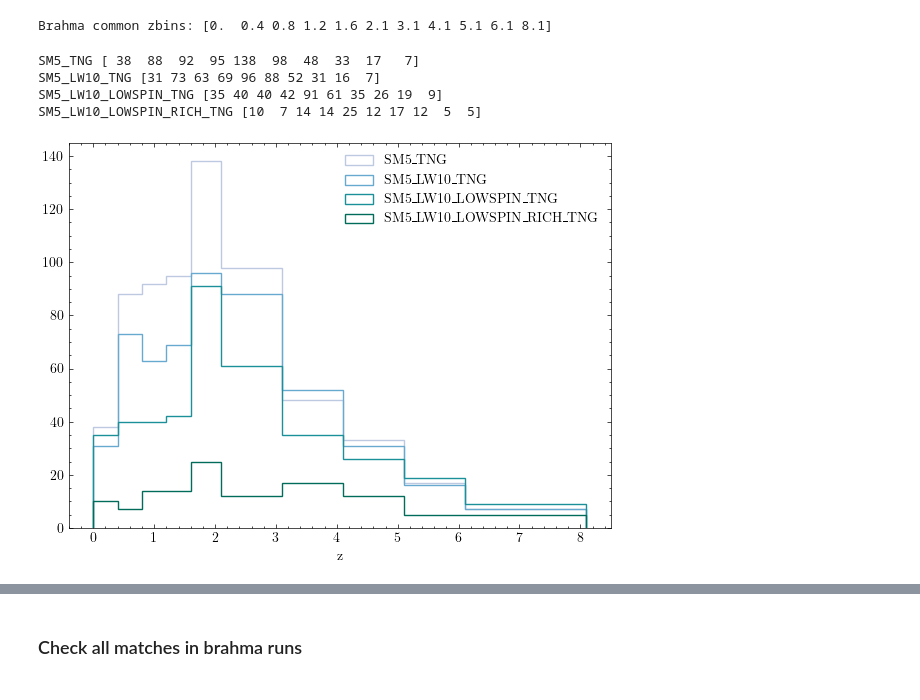
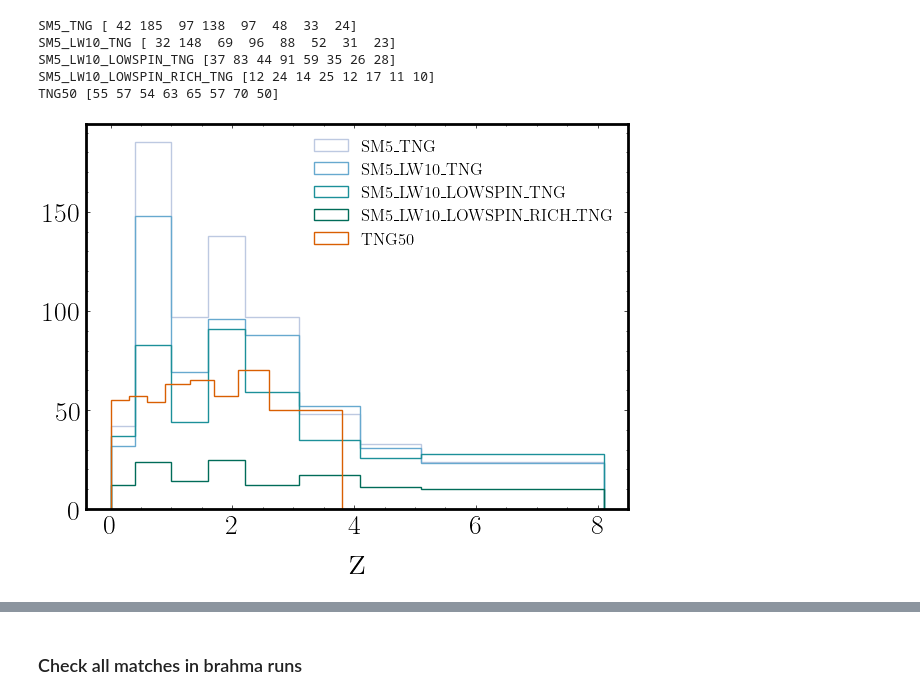
Before and after one commit to pranav-satheesh/host_galaxies, a Jupyter notebook: notebooks/enhancement_plot_notebooks/host_galaxy_enhancements_w_all_control_BHs.ipynb, the cells around one changed output, grey strips where cells are left out. Cells and saved outputs as stored; diff of their text form; code cells hidden in the pictures.

Commit message:
figures are updated

```diff
--- a/notebooks/enhancement_plot_notebooks/host_galaxy_enhancements_w_all_control_BHs.ipynb
+++ b/notebooks/enhancement_plot_notebooks/host_galaxy_enhancements_w_all_control_BHs.ipynb
@@ -40,4 +23,12 @@ TNG50 zbins: [0.  0.4 0.8 1.2 1.6 2.  2.4 2.8 3.5]
 # %%
+pop_file_path = '/home/pranavsatheesh/host_galaxies/data/population_files/'
+tng_pop_file_path = '/home/pranavsatheesh/host_galaxies/data/population_files/'
+
+TNG_basepath = '/orange/lblecha/IllustrisTNG/Runs/TNG50-1/output'
+TNG_50_pop = control.load_pop_file(TNG_basepath,tng_pop_file_path,[0,0,1000,1])
+TNG_50_control = control.control_samples_TNG(TNG_50_pop)
+TNG_color = '#d95f02'
+
 brahma_basepath="/orange/lblecha/aklantbhowmick/GAS_BASED_SEED_MODEL_UNIFORM_RUNS/L12p5n512/AREPO/"
 brahma_simName_array = ['SM5_TNG','SM5_LW10_TNG','SM5_LW10_LOWSPIN_TNG','SM5_LW10_LOWSPIN_RICH_TNG']
 brahma_sim_colors = {brahma_simName_array[0]: '#bdc9e1', brahma_simName_array[1]: '#67a9cf', brahma_simName_array[2]: '#1c9099', brahma_simName_array[3]: '#016c59'}
@@ -50,6 +41,19 @@ for i,sim in enumerate(brahma_simName_array):
     brahma_control = control.control_sample_brahma(brahma_pop_Nstar10)
     brahma_sim_obj[sim] = brahma_control
     #brahma_sim_zbin_width,brahma_sim_zbins[sim] =hostplot.find_best_z_width(brahma_control.z_merging_pop,z_min=0,z_max=10,z_width_initial=0.2)
-    brahma_sim_zbins[sim] = hostplot.find_adaptive_z_bins(brahma_control.z_merging_pop,z_min=0,z_max=12,zbin_width=0.3,min_N_values=5)
+    brahma_sim_zbins[sim] = hostplot.find_adaptive_z_bins(brahma_control.z_merging_pop,z_min=0,z_max=5,zbin_width=0.3,min_N_values=5)
     print(sim,brahma_sim_zbins[sim])
+
+
+TNG_50_zbins = hostplot.find_adaptive_z_bins(TNG_50_control.z_merging_pop,z_min=0,z_max=10,zbin_width=0.3,min_N_values=50)
+print('TNG50',TNG_50_zbins )
+brahma_zbins = hostplot.find_brahma_adaptive_z_bins(brahma_sim_obj,brahma_simName_array,z_lower=0,z_max=10,zbin_width=0.1,min_N_values=10)
+print('Brahma common zbins:',brahma_zbins)
+
+
+sim_names = brahma_simName_array + ['TNG50']
+sim_colors = [brahma_sim_colors[sim] for sim in brahma_simName_array] + [TNG_color]
+sim_objs = brahma_sim_obj
+sim_objs['TNG50'] = TNG_50_control
+sim_zbins_list = [brahma_zbins for sim in brahma_simName_array] + [TNG_50_zbins]
 # %% [output]
@@ -76,24 +85,20 @@ SM5_LW10_LOWSPIN_RICH_TNG [0.  0.3 0.6 1.  1.5 2.1 3.1 4.1 5.1 6.1 8.1]
-# %%
-brahma_zbins = hostplot.find_brahma_adaptive_z_bins(brahma_sim_obj,brahma_simName_array,z_lower=0,z_max=15,zbin_width=0.4,min_N_values=5)
-print('Brahma common zbins:',brahma_zbins)
-# %% [output]
-Brahma common zbins: [0.  0.4 0.8 1.2 1.6 2.1 3.1 4.1 5.1 6.1 8.1]
 # %%
-hostplot.set_plot_style(linewidth=2, titlesize=20,labelsize=10,ticksize=10,legendsize=10)
+hostplot.set_plot_style(linewidth=2, titlesize=20,labelsize=30,xlabelsize=20,ylabelsize=20,legendsize=12)
 fig,ax = plt.subplots(1,1,figsize=(7,5))
 
-for i,sim in enumerate(brahma_simName_array):
+for i,sim in enumerate(sim_names):
 
-    z_mergers = brahma_sim_obj[sim].z_merging_pop
-    N,_ = np.histogram(z_mergers,bins=brahma_zbins)
+    z_mergers = sim_objs[sim].z_merging_pop
+    N,_ = np.histogram(z_mergers,bins=sim_zbins_list[i])
     print(sim,N)
-    ax.hist(z_mergers,bins=brahma_zbins,label=sim,histtype='step',color=brahma_sim_colors[sim])
+    ax.hist(z_mergers,bins=sim_zbins_list[i],label=sim,histtype='step',color=sim_colors[i])
 ax.set_xlabel("z")
 ax.legend()
 plt.show()
 # %% [output]
-SM5_TNG [ 38  88  92  95 138  98  48  33  17   7]
-SM5_LW10_TNG [31 73 63 69 96 88 52 31 16  7]
-SM5_LW10_LOWSPIN_TNG [35 40 40 42 91 61 35 26 19  9]
-SM5_LW10_LOWSPIN_RICH_TNG [10  7 14 14 25 12 17 12  5  5]
+SM5_TNG [ 42 185  97 138  97  48  33  24]
+SM5_LW10_TNG [ 32 148  69  96  88  52  31  23]
+SM5_LW10_LOWSPIN_TNG [37 83 44 91 59 35 26 28]
+SM5_LW10_LOWSPIN_RICH_TNG [12 24 14 25 12 17 11 10]
+TNG50 [55 57 54 63 65 57 70 50]
-[figure, old version]
+[figure, new version]
```
Also changed, not shown: parts of 30 cells of this notebook, 18 other files.
